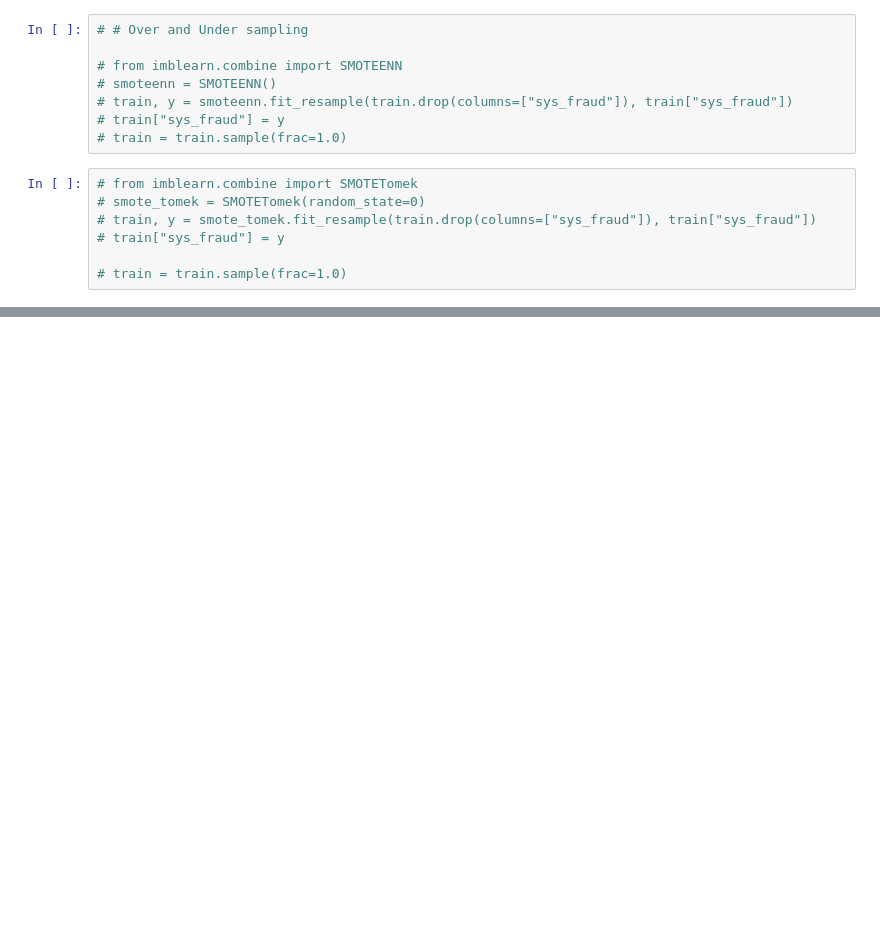
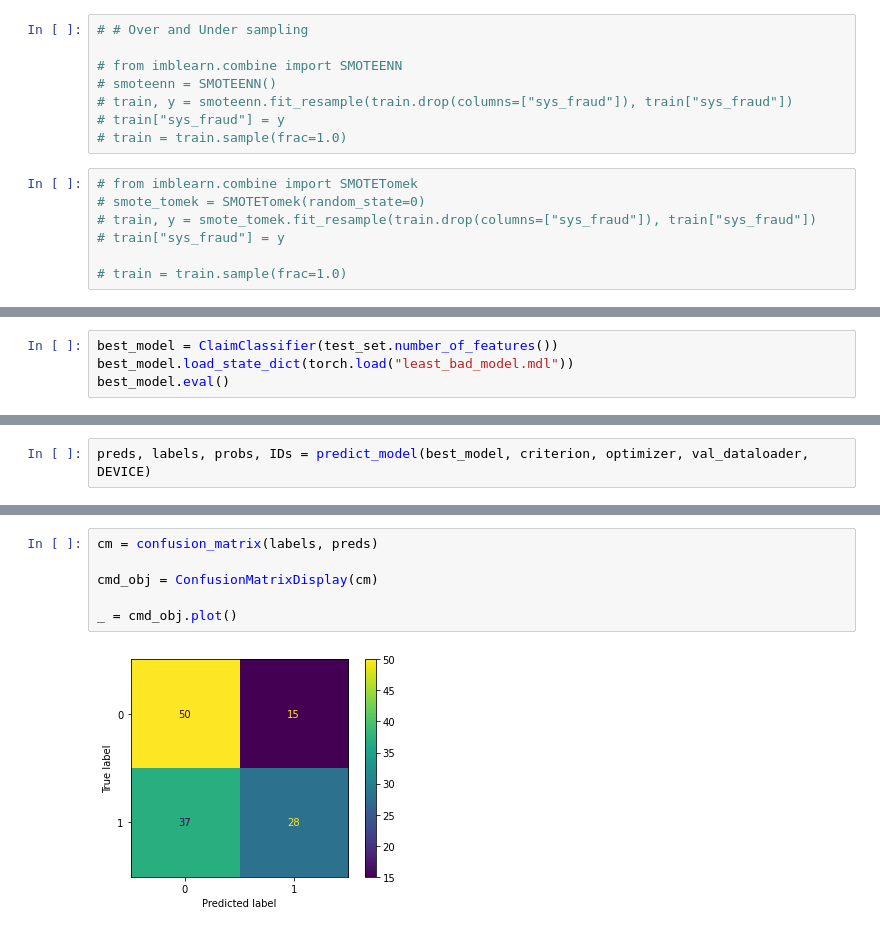
Before and after one commit to bellicapelli0/FRISS-technical-assignment, a Jupyter notebook: PyTorch_Classifier.ipynb, the cells around one changed output, grey strips where cells are left out. Drawn from its saved outputs; the diff is of its cells as text; blank space fills up the shorter version.

```diff
--- a/PyTorch_Classifier.ipynb
+++ b/PyTorch_Classifier.ipynb
@@ -204,0 +232,4 @@ out.append({"ID":1, "prediction":2}, ignore_index=True)
+# %%
+best_model = ClaimClassifier(test_set.number_of_features())
+best_model.load_state_dict(torch.load("least_bad_model.mdl"))
+best_model.eval()
@@ -204,0 +244,2 @@ out.append({"ID":1, "prediction":2}, ignore_index=True)
+# %%
+preds, labels, probs, IDs = predict_model(best_model, criterion, optimizer, val_dataloader, DEVICE)
@@ -204,0 +258,8 @@ out.append({"ID":1, "prediction":2}, ignore_index=True)
+# %%
+cm = confusion_matrix(labels, preds)
+
+cmd_obj = ConfusionMatrixDisplay(cm)
+
+_ = cmd_obj.plot()
+# %% [output]
+[figure, added]
```
Also changed, not shown: parts of 21 cells of this notebook, 11 other files.
